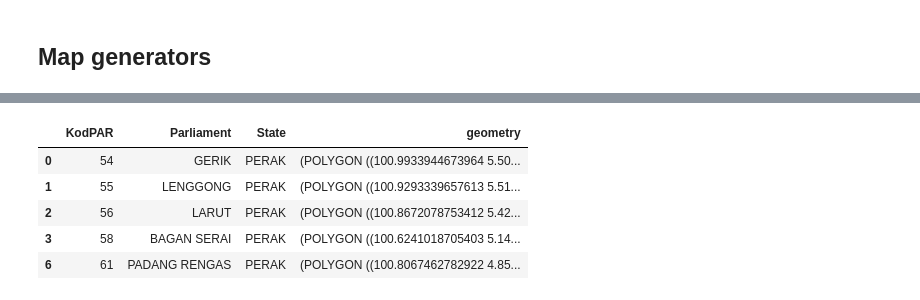
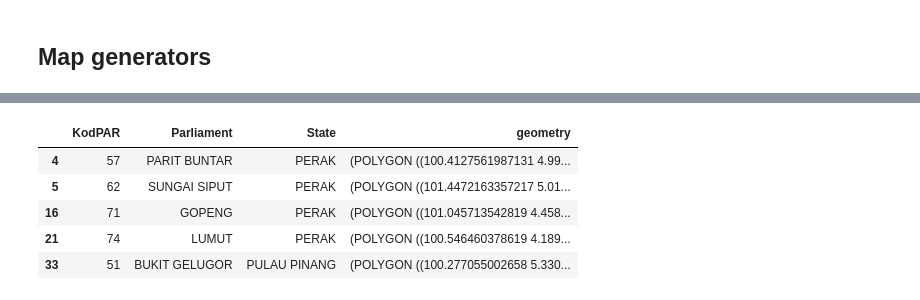
Before and after one commit to theianchan/ge14-map, a Jupyter notebook: explorer.ipynb, the cells around one changed output, grey strips where cells are left out. Drawn from its saved outputs; the diff is of its cells as text; code cells hidden in the pictures.

```diff
--- a/explorer.ipynb
+++ b/explorer.ipynb
@@ -428,9 +396,0 @@ ge14_geo_gs = ge14_geo[ge14_geo['KodPAR'].isin(ge14_seats_gs['seat_code_no'])]
-# %%
-ge14_geo_bn.head()
-# %% [output]
-|  | KodPAR | Parliament | State | geometry |
-| 0 | 54 | GERIK | PERAK | (POLYGON ((100.9933944673964 5.50... |
-| 1 | 55 | LENGGONG | PERAK | (POLYGON ((100.9293339657613 5.51... |
-| 2 | 56 | LARUT | PERAK | (POLYGON ((100.8672078753412 5.42... |
-| 3 | 58 | BAGAN SERAI | PERAK | (POLYGON ((100.6241018705403 5.14... |
-| 6 | 61 | PADANG RENGAS | PERAK | (POLYGON ((100.8067462782922 4.85... |
@@ -484,0 +397,9 @@ with open ('data/ge11-geo-gs.geojson', 'w') as f:
+# %%
+ge14_geo.sample(5)
+# %% [output]
+|  | KodPAR | Parliament | State | geometry |
+| 4 | 57 | PARIT BUNTAR | PERAK | (POLYGON ((100.4127561987131 4.99... |
+| 5 | 62 | SUNGAI SIPUT | PERAK | (POLYGON ((101.4472163357217 5.01... |
+| 16 | 71 | GOPENG | PERAK | (POLYGON ((101.045713542819 4.458... |
+| 21 | 74 | LUMUT | PERAK | (POLYGON ((100.546460378619 4.189... |
+| 33 | 51 | BUKIT GELUGOR | PULAU PINANG | (POLYGON ((100.277055002658 5.330... |
```
Also changed, not shown: parts of 14 cells of this notebook, 10 other files.
